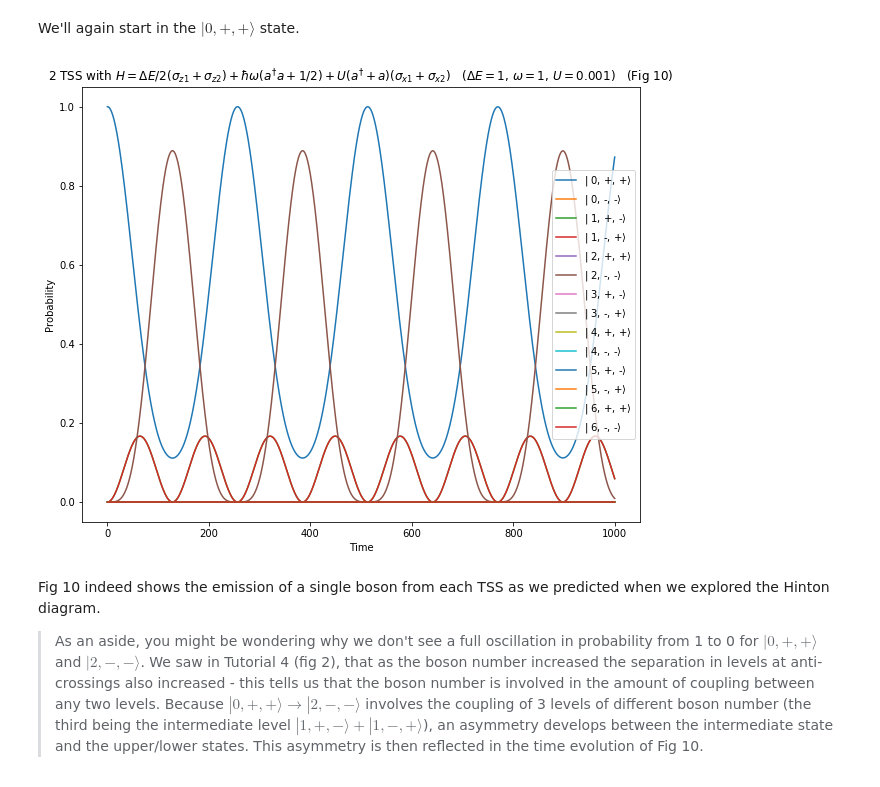
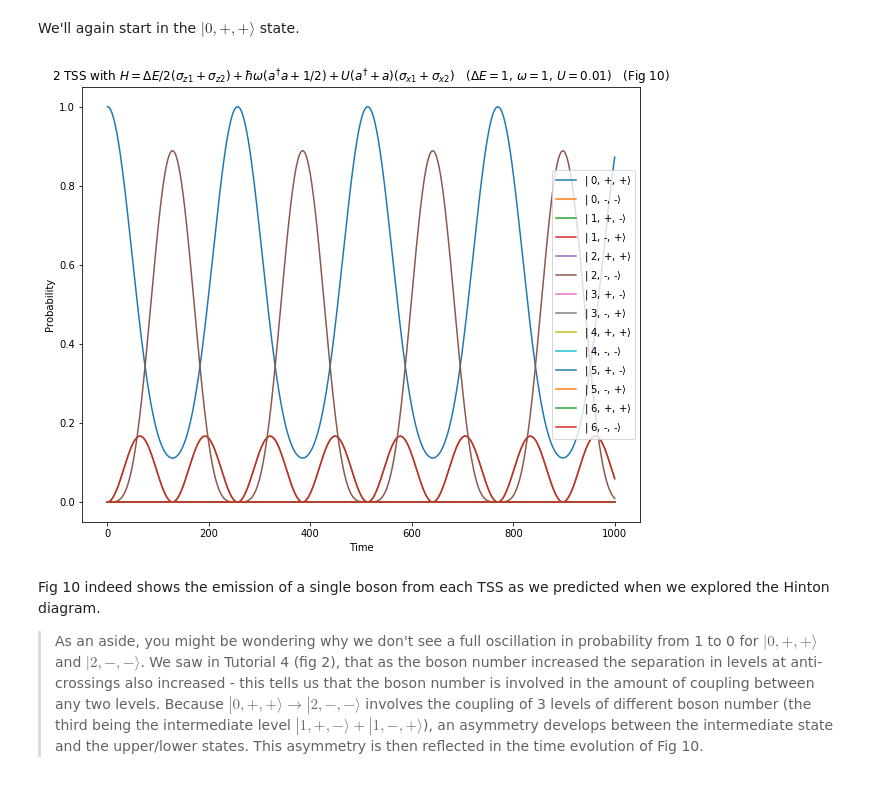
Before and after one commit to project-ida/two-state-quantum-systems, a Jupyter notebook: 05-excitation-transfer.ipynb, the cells around one changed output. Cells and saved outputs as stored; diff of their text form; code cells hidden in the pictures.

```diff
--- a/05-excitation-transfer.ipynb
+++ b/05-excitation-transfer.ipynb
@@ -575,14 +584,14 @@ P, psi = simulate(H, psi0, times)
 # %%
 plt.figure(figsize=(10,8))
 for i in range(0,P.shape[0]):
     plt.plot(times, P[i,:], label=f"{ket_labels[i]}")
 plt.ylabel("Probability")
 plt.xlabel("Time")
 plt.legend(loc="right")
-plt.title(f"2 TSS with {H_latex}  ($\Delta E = 1$, $\omega=1$, $U=0.001$)   (Fig 10)")
+plt.title(f"2 TSS with {H_latex}  ($\Delta E = 1$, $\omega=1$, $U=0.01$)   (Fig 10)")
 plt.show();
 # %% [output]
-[figure, old version]
+[figure, new version]
 # %% [markdown]
 Fig 10 indeed shows the emission of a single boson from each TSS as we predicted when we explored the Hinton diagram.
 
```
Also changed, not shown: parts of 24 cells of this notebook, 1 other file.
